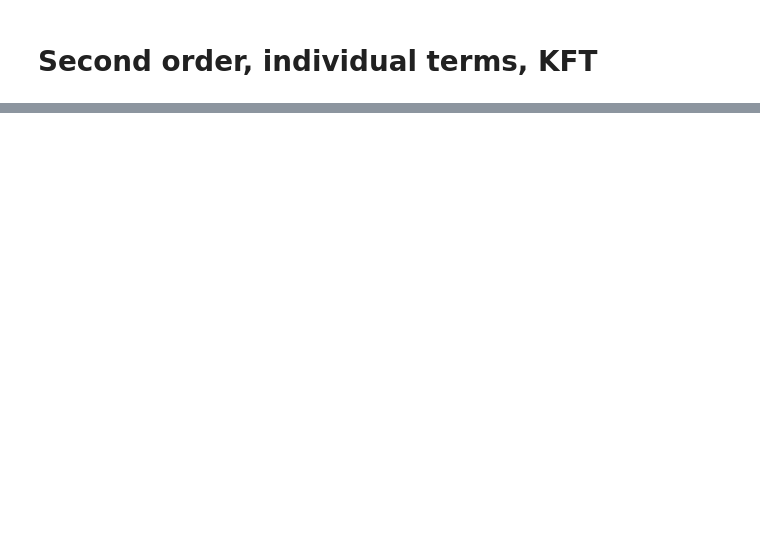
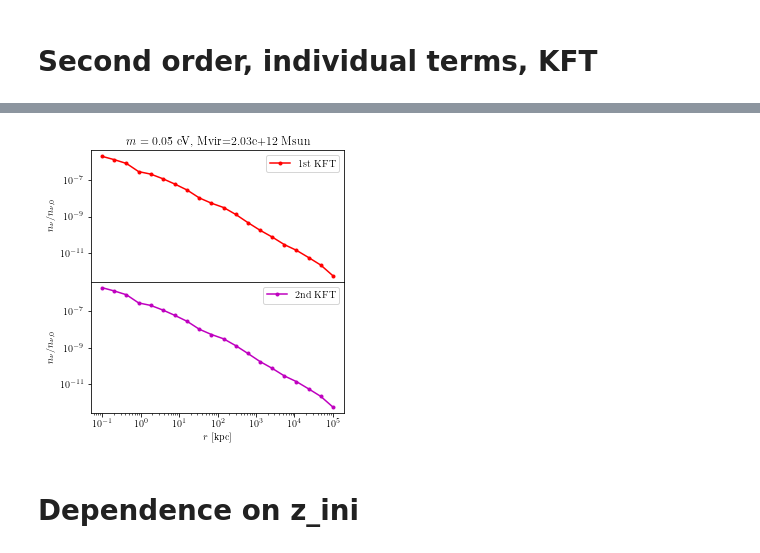
Before and after one commit to EBHolm/KFT-Neutrinos, a Jupyter notebook: notebooks/second_order.ipynb, the cells around one changed output, grey strips where cells are left out. Cells and saved outputs as stored; diff of their text form; code cells hidden in the pictures; blank space fills up the shorter version.

```diff
--- a/notebooks/second_order.ipynb
+++ b/notebooks/second_order.ipynb
@@ -190,0 +189,14 @@ fig.savefig('kft_terms.pdf')
+# %%
+mass = 0.05
+# Radii in profile, kpc
+rlist = np.linspace(0.1, 15.0, 15)
+rlist = np.logspace(-1, 5, 20)
+first_list = []
+second_list = []
+for r in rlist:
+    tic = perf_counter()
+    first_list.append(py_first_order(mass, z_ini, rtols, atols, r, Mvir_over_Msun, Gauss_Laguerre, Tnu))
+    second_list.append(py_second_order_kft(mass, z_ini, rtols_2, atols_2, r, Mvir_over_Msun, Gauss_Laguerre, Tnu))
+    print(f"Computed {r=} in {perf_counter() - tic:.3} s.")
+first = np.array(first_list)/int_free_analytical
+second = (np.array(first_list) + np.array(second_list))/int_free_analytical
@@ -190,0 +224,17 @@ fig.savefig('kft_terms.pdf')
+# %%
+fig, ax = plt.subplots(2, 1, figsize=[5, 5])
+ax[0].set_title(f"$m={mass}$ eV, Mvir=2.03e+12 Msun")
+ax[0].plot(rlist, first, 'r.-', label='1st KFT')
+ax[1].plot(rlist, second, 'm.-', label='2nd KFT')
+ax[0].set(ylabel=r'$n_\nu / n_{\nu,0}$')
+ax[1].set(xlabel=r'$r$ [kpc]', ylabel=r'$n_\nu / n_{\nu,0}$')
+for axis in ax:
+    axis.set(xscale='log', yscale='log')
+ax[0].legend()
+ax[1].legend()
+fig.subplots_adjust(bottom=0.1505, left=0.195, hspace=0)
+fig.savefig('density_profile.pdf')
+# %% [output]
+[figure, added]
+# %% [markdown]
+# Dependence on z_ini
```
Also changed, not shown: parts of 20 cells of this notebook, 7 other files.
